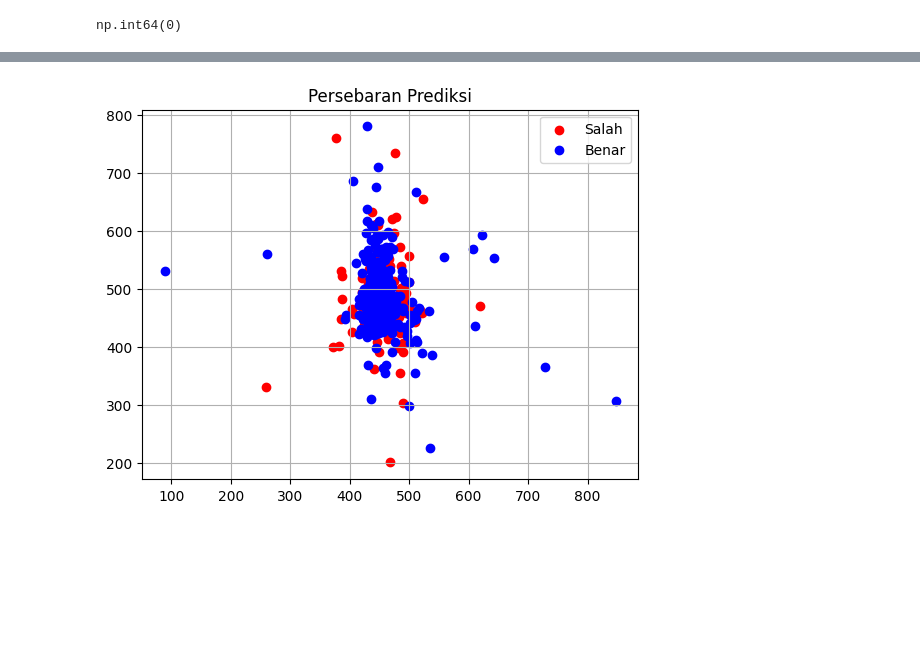
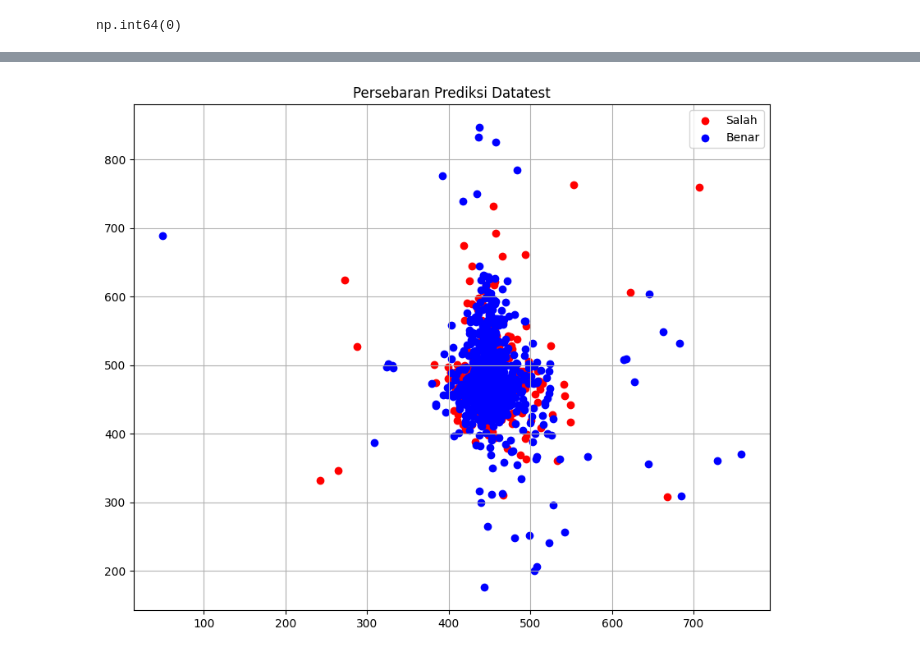
Before and after one commit to Akyrr/latihan-kabupaten, a Jupyter notebook: 12_rabu/sim_knn/tolonganunyadianuinbiarapagitukek.ipynb, the cells around one changed output, grey strips where cells are left out. Saved outputs shown, nothing was run; the diff lists cells and outputs as text; code cells hidden in the pictures; blank space fills up the shorter version.

```diff
--- a/12_rabu/sim_knn/tolonganunyadianuinbiarapagitukek.ipynb
+++ b/12_rabu/sim_knn/tolonganunyadianuinbiarapagitukek.ipynb
@@ -386,3 +389,6 @@ y = sibi['char']
+# %%
+sibi_test = sibi_test.dropna()
+sibi_test = sibi_test.drop_duplicates()
 # %% [markdown]
 ### 3.5 Normalization
 # %%
@@ -426,6 +425,8 @@ array([ 0,  1,  2,  3,  4,  5,  6,  7,  8,  9, 10, 11, 12, 13, 14, 15, 16,
 # %%
 X = sibi.drop('char', axis=1)
 y = sibi['char']
+X_datatest = sibi_test.drop('char', axis=1)
+y_datatest = sibi_test['char']
 # %%
 def spli_data(X, y, size=0.8):
     np.random.seed(42)
@@ -451,6 +452,7 @@ def spli_data(X, y, size=0.8):
     return X_train, X_test, y_train, y_test
 # %%
 X_train, X_test, y_train, y_test = spli_data(X, y)
+_, X_test_datatest, _, y_test_datatest = spli_data(X_datatest, y_datatest)
 # %%
 print(X_train.shape)
 print(y_train.shape)
@@ -522,6 +528,7 @@ model.train(X_train.values, y_train.values)
 # %%
 y_pred_train = model.predict(X_train.values)
 y_pred_test = model.predict(X_test.values)
+y_pred_test_datatest = model.predict(X_test_datatest.values)
 # %%
 train_acc = np.mean(y_train.values == y_pred_train)
 test_acc = np.mean(y_test.values == y_pred_test)
@@ -618,14 +646,15 @@ def visualize_matrix(y_true, y_pred, data_name):
 # %%
-incorrect = y_test != y_pred_test
+incorrect = y_test_datatest != y_pred_test_datatest
 
-plt.scatter(X_test.values[incorrect, 0], X_test.values[incorrect, 1], color='red', label='Salah')
-plt.scatter(X_test.values[~incorrect, 0], X_test.values[~incorrect, 1], color='blue', label='Benar')
-plt.title('Persebaran Prediksi')
+plt.figure(figsize=(10, 8))
+plt.scatter(X_test_datatest.values[incorrect, 0], X_test_datatest.values[incorrect, 1], color='red', label='Salah')
+plt.scatter(X_test_datatest.values[~incorrect, 0], X_test_datatest.values[~incorrect, 1], color='blue', label='Benar')
+plt.title('Persebaran Prediksi Datatest')
 plt.legend()
 plt.grid()
 plt.show()
 # %% [output]
-[figure, old version]
+[figure, new version]
 # %%
 visualize_matrix(y_train, y_pred_train, 'Train')
 # %% [output]
```
Also changed, not shown: parts of 18 cells of this notebook, 2 other files.
